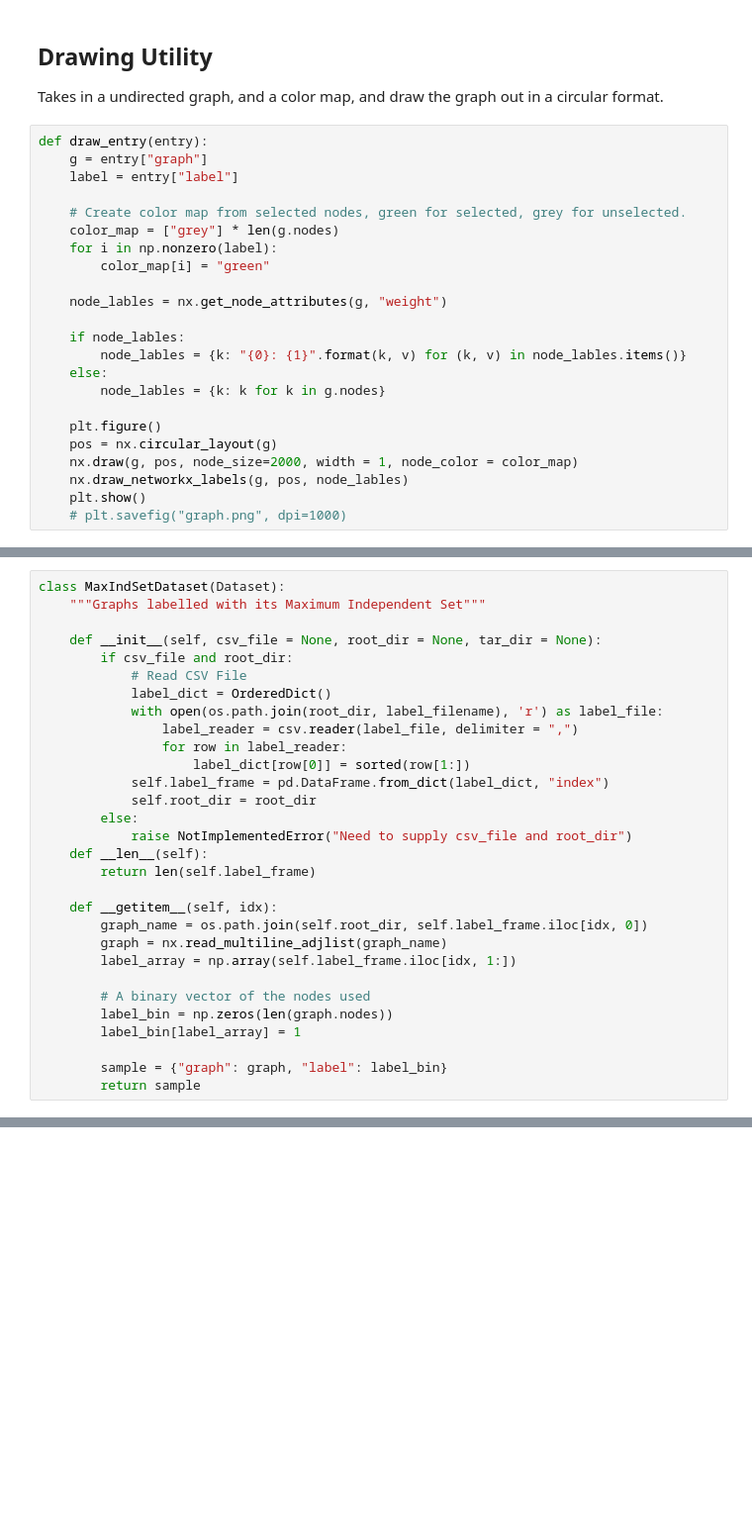
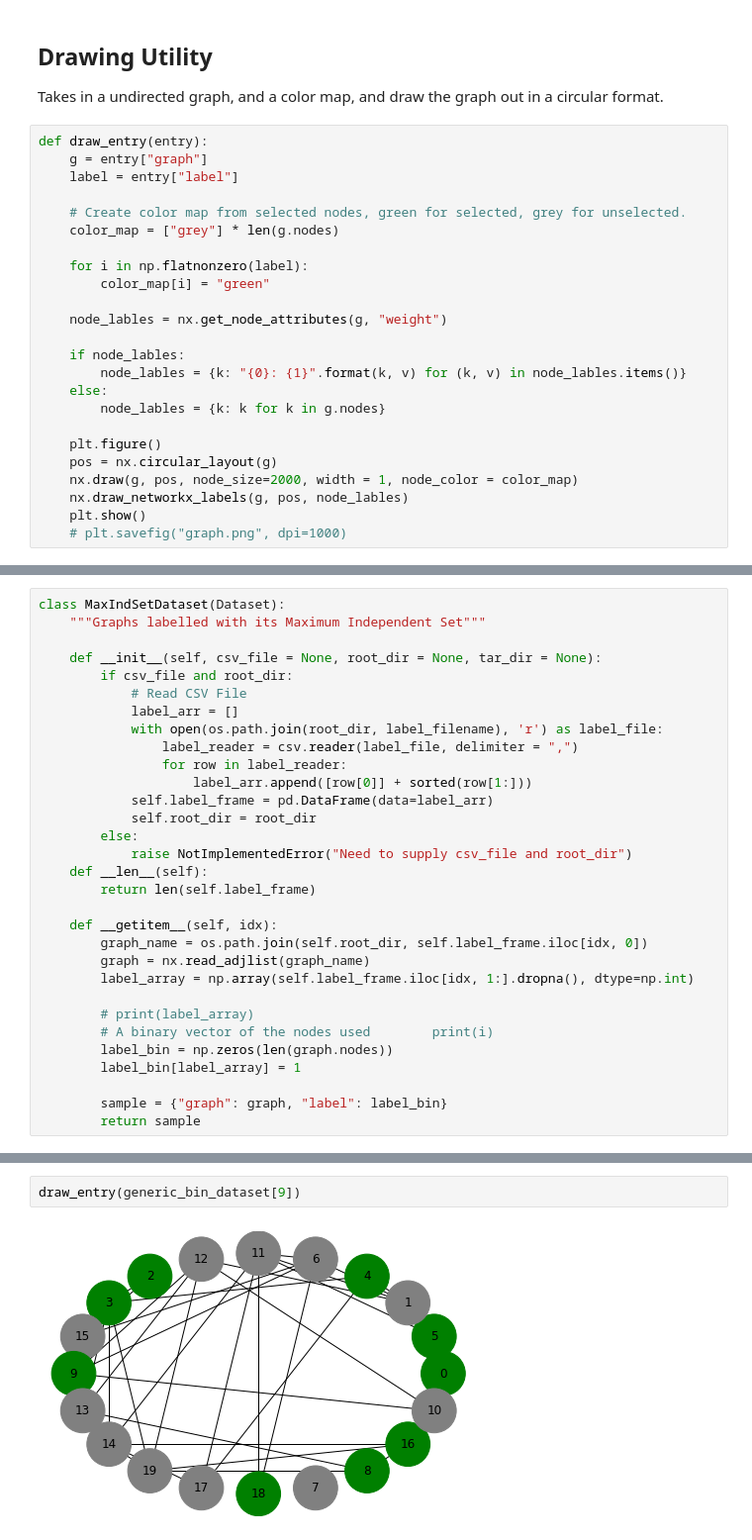
Before and after one commit to Zeyuzhao/DeepKidney, a Jupyter notebook: dataset_loader.ipynb, the cells around one changed output, grey strips where cells are left out. Shown at 99% size. Cells and saved outputs as stored; diff of their text form; blank space fills up the shorter version.

```diff
--- a/dataset_loader.ipynb
+++ b/dataset_loader.ipynb
@@ -18,7 +20,8 @@ def draw_entry(entry):
 
     # Create color map from selected nodes, green for selected, grey for unselected.
     color_map = ["grey"] * len(g.nodes)
-    for i in np.nonzero(label):
+
+    for i in np.flatnonzero(label):
         color_map[i] = "green"
 
     node_lables = nx.get_node_attributes(g, "weight")
@@ -60,12 +64,12 @@ class MaxIndSetDataset(Dataset):
     def __init__(self, csv_file = None, root_dir = None, tar_dir = None):
         if csv_file and root_dir:
             # Read CSV File
-            label_dict = OrderedDict()
+            label_arr = []
             with open(os.path.join(root_dir, label_filename), 'r') as label_file:
                 label_reader = csv.reader(label_file, delimiter = ",")
                 for row in label_reader:
-                    label_dict[row[0]] = sorted(row[1:])
-            self.label_frame = pd.DataFrame.from_dict(label_dict, "index")
+                    label_arr.append([row[0]] + sorted(row[1:]))
+            self.label_frame = pd.DataFrame(data=label_arr)
             self.root_dir = root_dir
         else:
             raise NotImplementedError("Need to supply csv_file and root_dir")
@@ -74,10 +78,11 @@ class MaxIndSetDataset(Dataset):
 
     def __getitem__(self, idx):
         graph_name = os.path.join(self.root_dir, self.label_frame.iloc[idx, 0])
-        graph = nx.read_multiline_adjlist(graph_name)
-        label_array = np.array(self.label_frame.iloc[idx, 1:])
+        graph = nx.read_adjlist(graph_name)
+        label_array = np.array(self.label_frame.iloc[idx, 1:].dropna(), dtype=np.int)
 
-        # A binary vector of the nodes used
+        # print(label_array)
+        # A binary vector of the nodes used        print(i)
         label_bin = np.zeros(len(graph.nodes))
         label_bin[label_array] = 1
 
@@ -91,0 +94,4 @@ FileNotFoundError: [Errno 2] No such file or directory: 'data/generic_binomial/1
+# %%
+draw_entry(generic_bin_dataset[9])
+# %% [output]
+[figure, added]
```
Also changed, not shown: parts of 3 cells of this notebook, 3 other files.
